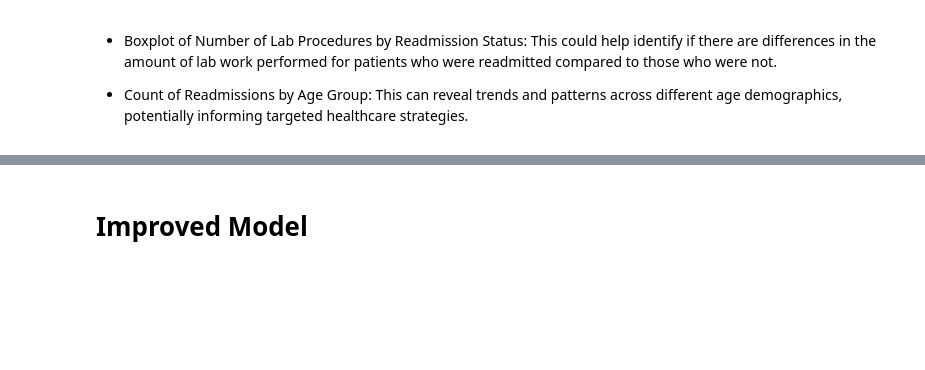
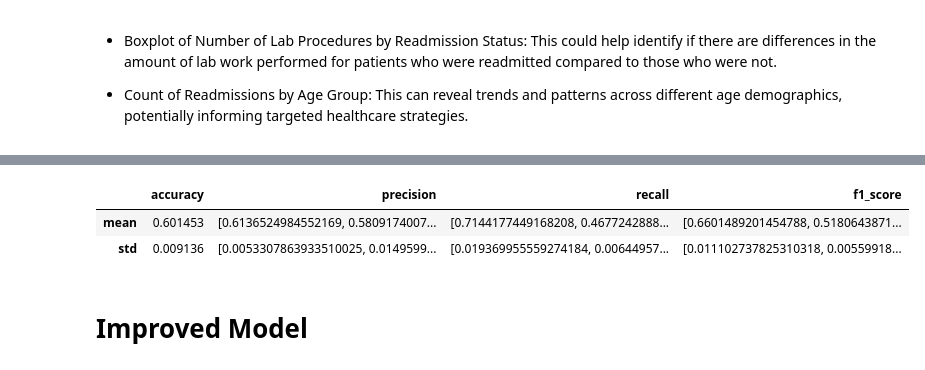
Before and after one commit to shinde-mayur/big-data-course-work, a Jupyter notebook: group88_solution.ipynb, the cells around one changed output, grey strips where cells are left out. Drawn from its saved outputs; the diff is of its cells as text; code cells hidden in the pictures; blank space fills up the shorter version.

```diff
--- a/group88_solution.ipynb
+++ b/group88_solution.ipynb
@@ -774,34 +801,38 @@ def get_summary(results):
     for accuracy, metrics in results:
         accuracies.append(accuracy)
         for i in range(2):  # Assuming two classes
             precisions[i].append(metrics['precision'][i])
             recalls[i].append(metrics['recall'][i])
             f1_scores[i].append(metrics['f1_score'][i])
 
     # Calculate mean and standard deviation for each metric
     stats = {
         'accuracy': {'mean': np.mean(accuracies), 'std': np.std(accuracies)},
         'precision': {'mean': np.mean(precisions, axis=1), 'std': np.std(precisions, axis=1)},
         'recall': {'mean': np.mean(recalls, axis=1), 'std': np.std(recalls, axis=1)},
         'f1_score': {'mean': np.mean(f1_scores, axis=1), 'std': np.std(f1_scores, axis=1)}
     }
 
     return stats
 
 # Main function to execute the model training and evaluation
 def perform_model_train_evaluate(predictors = predictors, random_state = 1242):
     # Create balanced subsets
     balanced_subsets = get_balanced_subsets(data, random_state)
 
     # Train and evaluate models on these subsets
     models, metrics = train_models_on_subsets(balanced_subsets, predictors)
 
     # Compute summary metrics
     summary = get_summary(metrics)
 
-    return summary
+    return pd.DataFrame(summary)
 
 perform_model_train_evaluate()
+# %% [output]
+|  | accuracy | precision | recall | f1_score |
+| mean | 0.601453 | [0.6136524984552169, 0.5809174007... | [0.7144177449168208, 0.4677242888... | [0.6601489201454788, 0.5180643871... |
+| std | 0.009136 | [0.0053307863933510025, 0.0149599... | [0.019369955559274184, 0.00644957... | [0.011102737825310318, 0.00559918... |
 # %% [markdown]
 # Improved Model
 # %%
```
Also changed, not shown: parts of 23 cells of this notebook.
